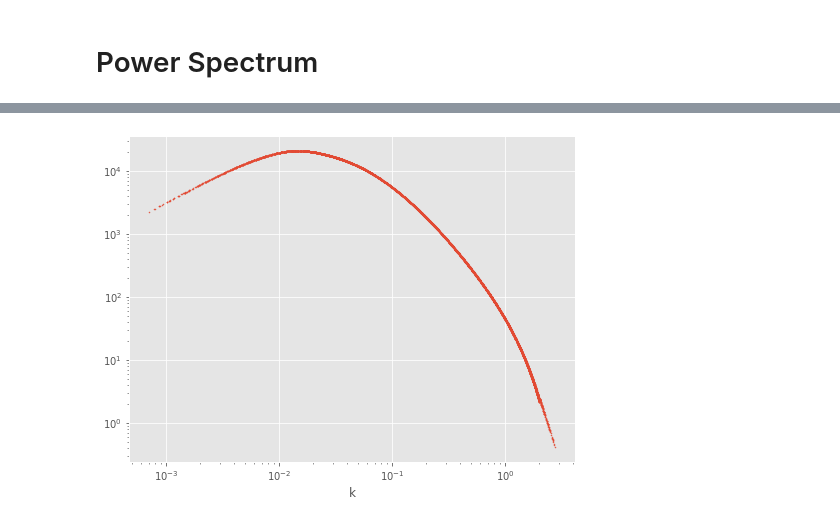
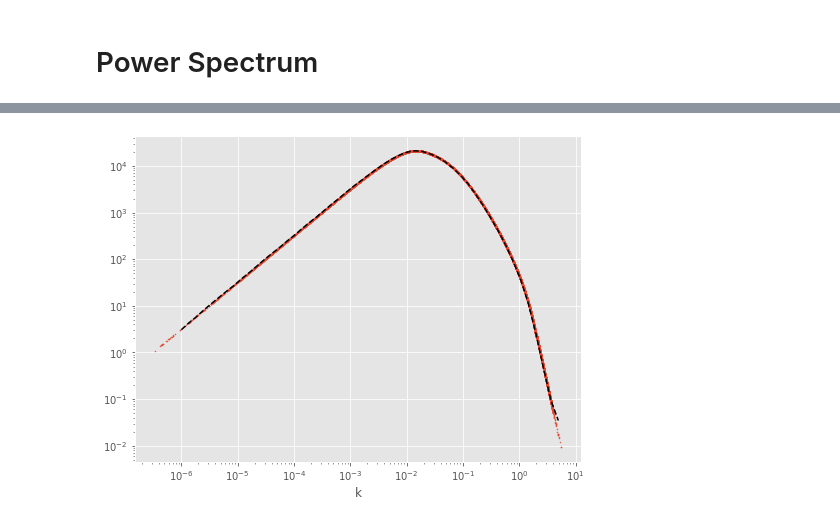
Before and after one commit to msssivadas10/cic_tests, a Jupyter notebook: test2.ipynb, the cells around one changed output, grey strips where cells are left out. Cells and saved outputs as stored; diff of their text form; code cells hidden in the pictures.

```diff
--- a/test2.ipynb
+++ b/test2.ipynb
@@ -22,7 +22,7 @@ kn  = 2.
 mps = pycic.cicMeasPowerSpectrum(linpower, kn = kn, )
 # %%
 # all k vectors
-kvec = np.exp(np.random.uniform(-8, np.log(kn), (10000, 3)))
+kvec = np.exp(np.random.uniform(-16, np.log(2*kn), (10000, 3)))
 klen = np.sqrt(np.sum(kvec**2, axis = -1))
 
 # full power spectrum (power law contd.)
@@ -43,4 +43,11 @@ plt.show()
 # %%
 from scipy.stats import binned_statistic
 
-binned_statistic(np.log(klen), np.log(mpk), statistic = 'mean', bins = 100, )
+lnp, lnk, _ = binned_statistic(np.log(klen), np.log(mpk), statistic = 'mean', bins = 50, )
+
+lnk = 0.5 * (lnk[:-1] + lnk[1:])
+
+# make the spline
+from scipy.interpolate import CubicSpline
+
+pk = CubicSpline(lnk, lnp)
@@ -65,9 +54,17 @@ BinnedStatisticResult(statistic=array([1.69289771e+04, 1.40731313e+04, 8.7886446
 # %%
 fig, ax = plt.subplots(1, 1, figsize = (8, 6))
 
-ax.loglog(klen, mpk, 'o', ms = .5, color = 'C0')
+ax.loglog()
+ax.plot(klen, mpk, 'o', ms = .5, color = 'C0')
+
+# ax.plot(np.exp(lnk), np.exp(lnp), '--', color = 'C1')
+
+k = np.logspace(-6, np.log(kn), 51)
+p = np.exp(pk(np.log(k)))
+ax.plot(k, p, '--', color = 'k')
+
 ax.set_xlabel('k'); _axi.set_ylabel('P_meas(k)')
 
 plt.show()
 # %% [output]
-[figure, old version]
+[figure, new version]
```
Also changed, not shown: parts of 2 cells of this notebook.
